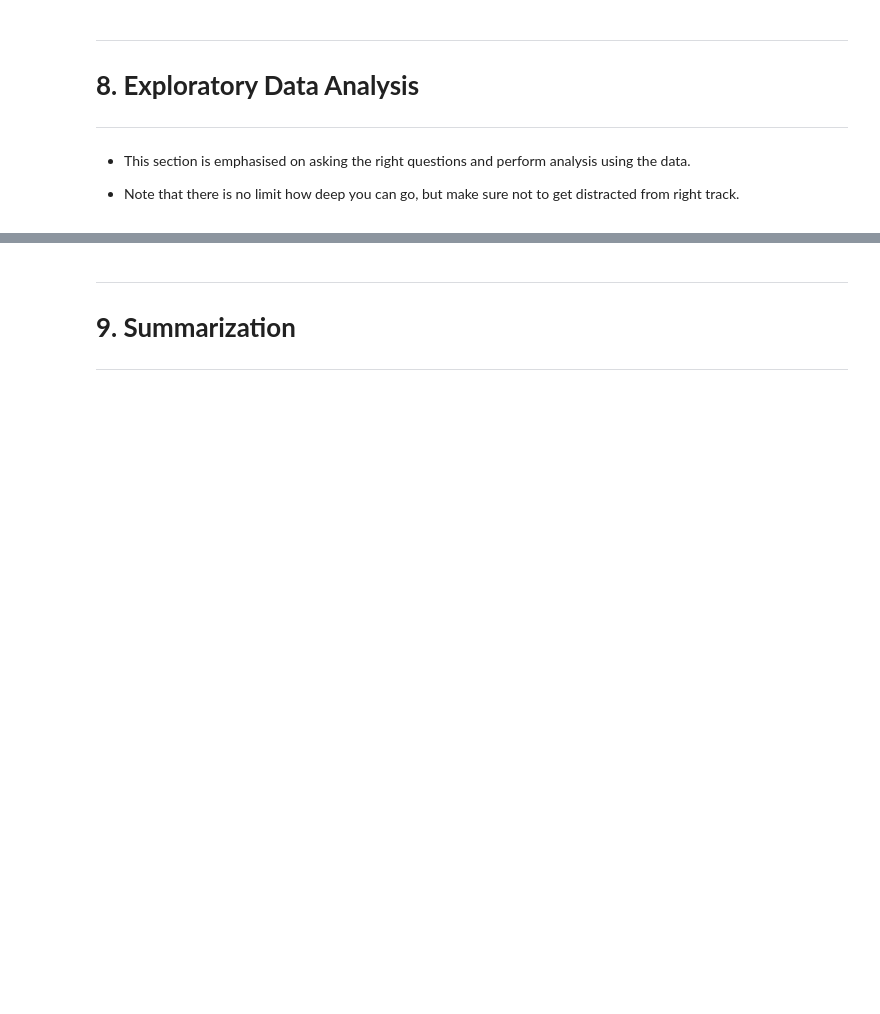
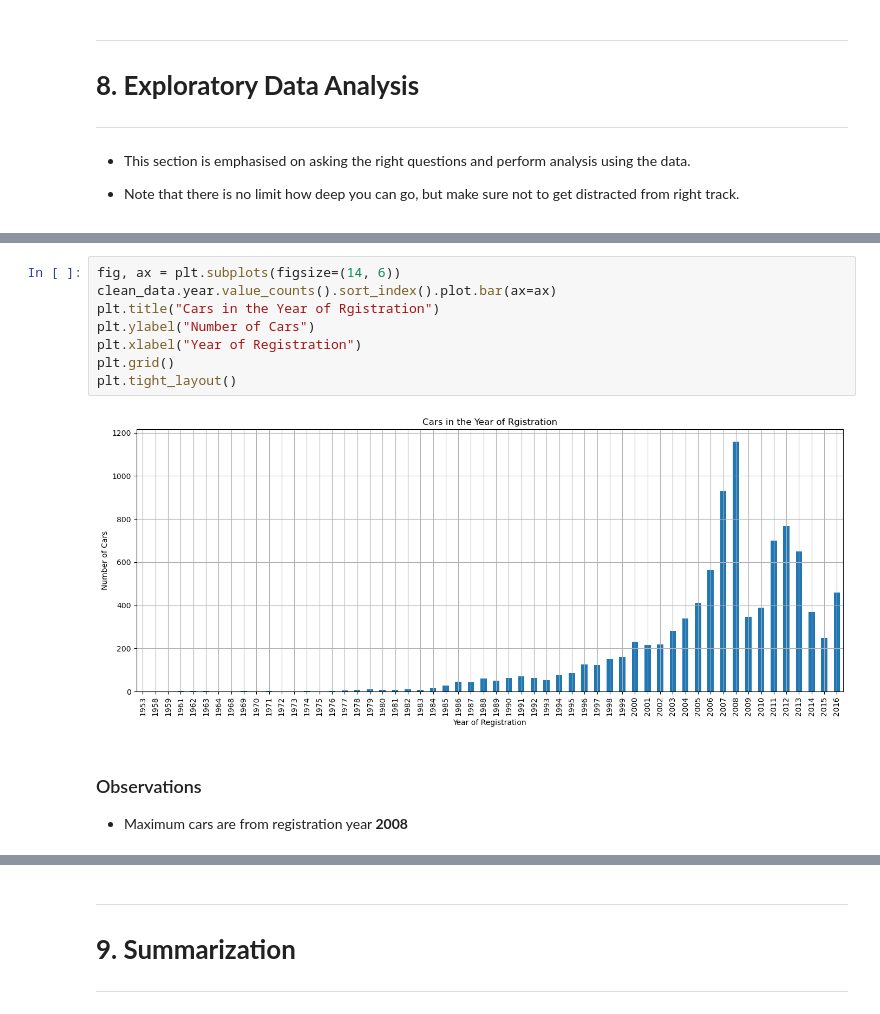
Before and after one commit to harshalkvibhandik/DataScienceProjects, a Jupyter notebook: Accredian/CDF_Project/EDA_1/Analysis_on_Used_Cars.ipynb, the cells around one changed output, grey strips where cells are left out. Drawn from its saved outputs; the diff is of its cells as text; blank space fills up the shorter version.

```diff
--- a/Accredian/CDF_Project/EDA_1/Analysis_on_Used_Cars.ipynb
+++ b/Accredian/CDF_Project/EDA_1/Analysis_on_Used_Cars.ipynb
@@ -409,0 +458,13 @@ plt.show()
+# %%
+fig, ax = plt.subplots(figsize=(14, 6))
+clean_data.year.value_counts().sort_index().plot.bar(ax=ax)
+plt.title("Cars in the Year of Rgistration")
+plt.ylabel("Number of Cars")
+plt.xlabel("Year of Registration")
+plt.grid()
+plt.tight_layout()
+# %% [output]
+[figure, added]
+# %% [markdown]
+### Observations
+- Maximum cars are from registration year **2008**
```
Also changed, not shown: parts of 30 cells of this notebook, 2 other files.
